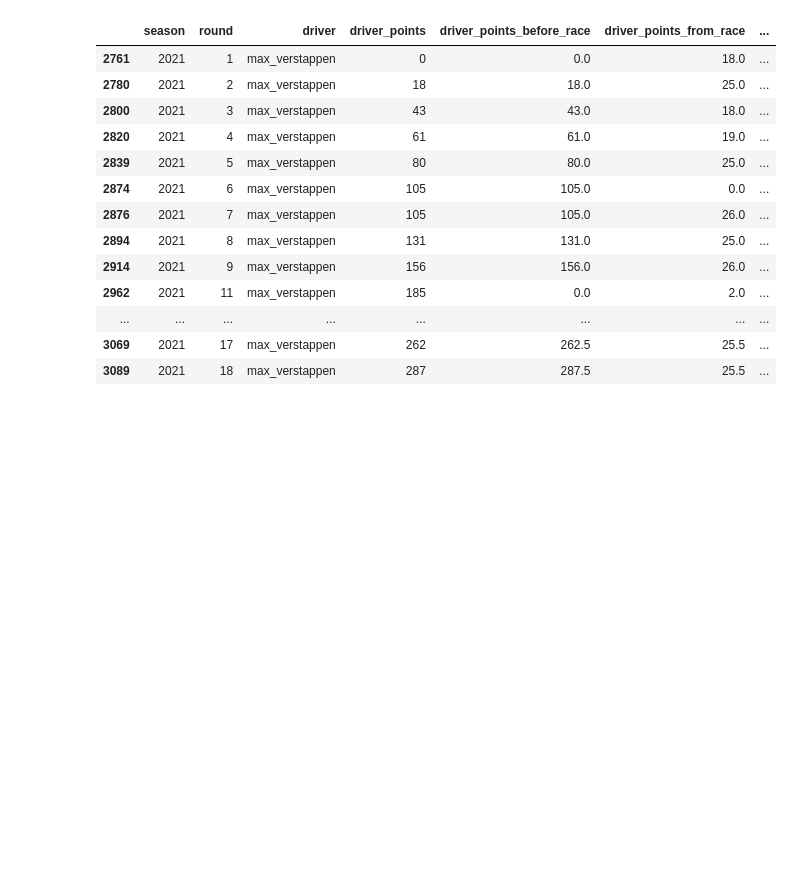
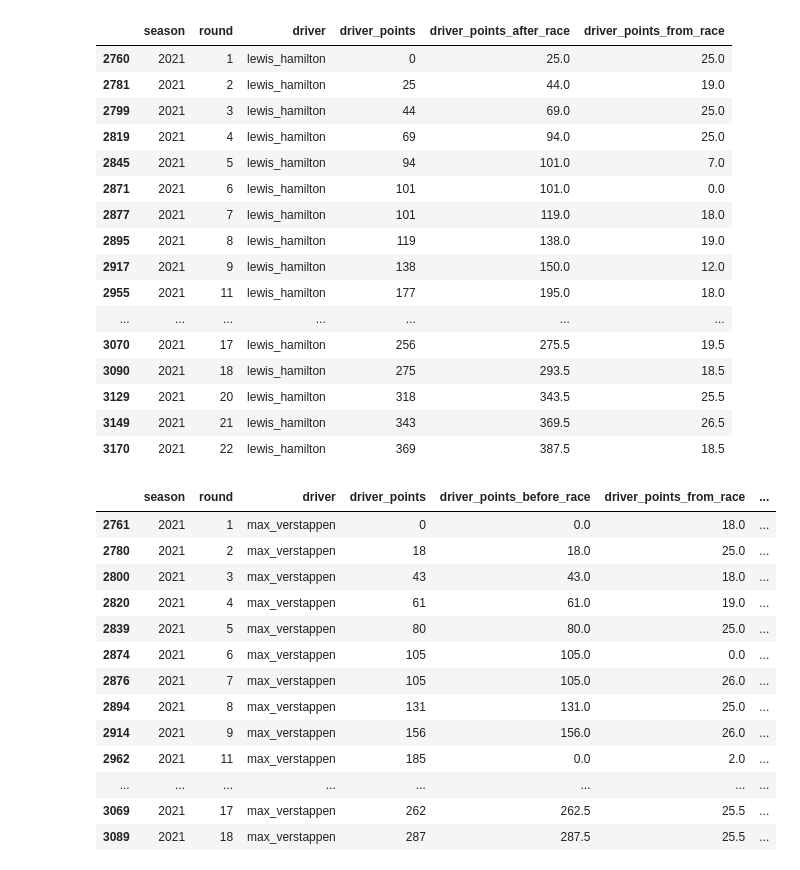
Before and after one commit to ollyjc99/f1-analytics, a Jupyter notebook: data processing/data-processing.ipynb, the cells around one changed output. Saved outputs shown, nothing was run; the diff lists cells and outputs as text; code cells hidden in the pictures; blank space fills up the shorter version.

```diff
--- a/data processing/data-processing.ipynb
+++ b/data processing/data-processing.ipynb
@@ -24,3 +24,27 @@ df = df[~
     ((df.season == 2022) & (df['round'].isin([4, 11, 21])))
 )
 ]
+# %%
+df.rename(columns={'driver_points': 'driver_points_after_race',
+    'constructor_points': 'constructor_points_after_race',
+    'constructor_wins': 'constructor_wins_after_race',
+    'driver_wins': 'driver_wins_after_race',
+    'constructor_standings_pos': 'constructor_standings_pos_after_race',
+    'driver_standings_pos': 'driver_standings_pos_after_race'}, inplace=True)
+# %%
+grouped = df.groupby(['season', 'round'])
+driver_points_before_race = []
+constructor_points_before_race = []
+
+for index, group in grouped:
+        for _, row in group.iterrows():
+                r = index[1]
+                query = df.query(
+                        'season ==@index[0] & round ==@r-1 & driver ==@row.driver')
+
+                if len(query.driver_points_after_race.values != 0):
+                        driver_points_before_race.append(query.driver_points_after_race.values[0])
+                        constructor_points_before_race.append(query.constructor_points_after_race.values[0])
+                else:
+                        driver_points_before_race.append(0.0)
+                        constructor_points_before_race.append(0.0)
@@ -26,0 +69,3 @@ df = df[~
+# %%
+df['driver_points_before_race'] = driver_points_before_race
+df['constructor_points_before_race'] = constructor_points_before_race
@@ -67,3 +111,25 @@ df.query('season == 2014 & round == 1')
+# %%
+test = df[['season', 'round', 'driver', 'driver_points', 'driver_points_after_race', 'driver_points_from_race']]
+# %%
+test.query('season == 2021 & driver == "lewis_hamilton"')
+# %% [output]
+|  | season | round | driver | driver_points | driver_points_after_race | driver_points_from_race |
+| 2760 | 2021 | 1 | lewis_hamilton | 0 | 25.0 | 25.0 |
+| 2781 | 2021 | 2 | lewis_hamilton | 25 | 44.0 | 19.0 |
+| 2799 | 2021 | 3 | lewis_hamilton | 44 | 69.0 | 25.0 |
+| 2819 | 2021 | 4 | lewis_hamilton | 69 | 94.0 | 25.0 |
+| 2845 | 2021 | 5 | lewis_hamilton | 94 | 101.0 | 7.0 |
+| 2871 | 2021 | 6 | lewis_hamilton | 101 | 101.0 | 0.0 |
+| 2877 | 2021 | 7 | lewis_hamilton | 101 | 119.0 | 18.0 |
+| 2895 | 2021 | 8 | lewis_hamilton | 119 | 138.0 | 19.0 |
+| 2917 | 2021 | 9 | lewis_hamilton | 138 | 150.0 | 12.0 |
+| 2955 | 2021 | 11 | lewis_hamilton | 177 | 195.0 | 18.0 |
+| ... | ... | ... | ... | ... | ... | ... |
+| 3070 | 2021 | 17 | lewis_hamilton | 256 | 275.5 | 19.5 |
+| 3090 | 2021 | 18 | lewis_hamilton | 275 | 293.5 | 18.5 |
+| 3129 | 2021 | 20 | lewis_hamilton | 318 | 343.5 | 25.5 |
+| 3149 | 2021 | 21 | lewis_hamilton | 343 | 369.5 | 26.5 |
+| 3170 | 2021 | 22 | lewis_hamilton | 369 | 387.5 | 18.5 |
 # %%
 grouped = df.groupby(['season', 'round'])
 last_3_races = []
```
Also changed, not shown: parts of 4 cells of this notebook, 1 other file.
